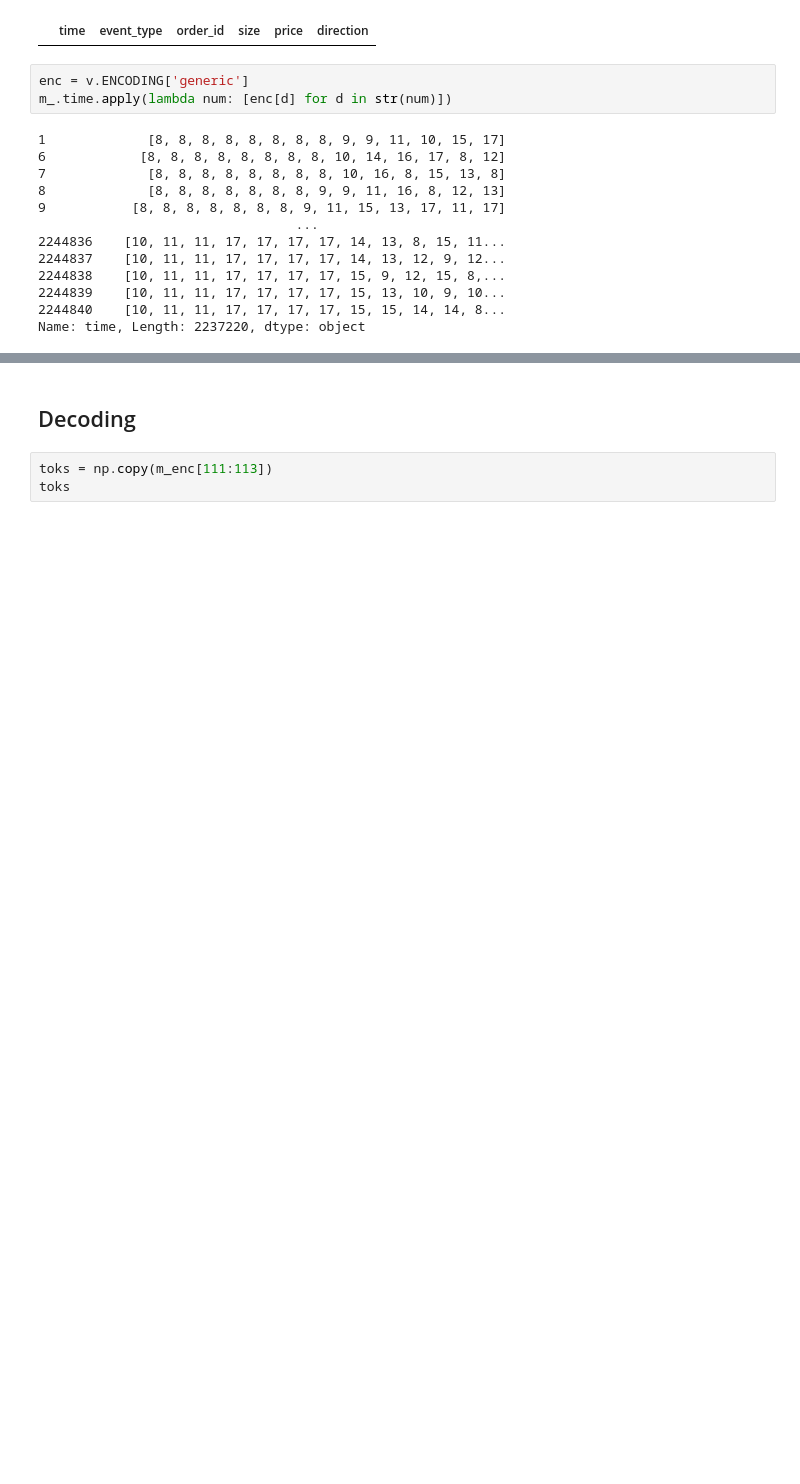
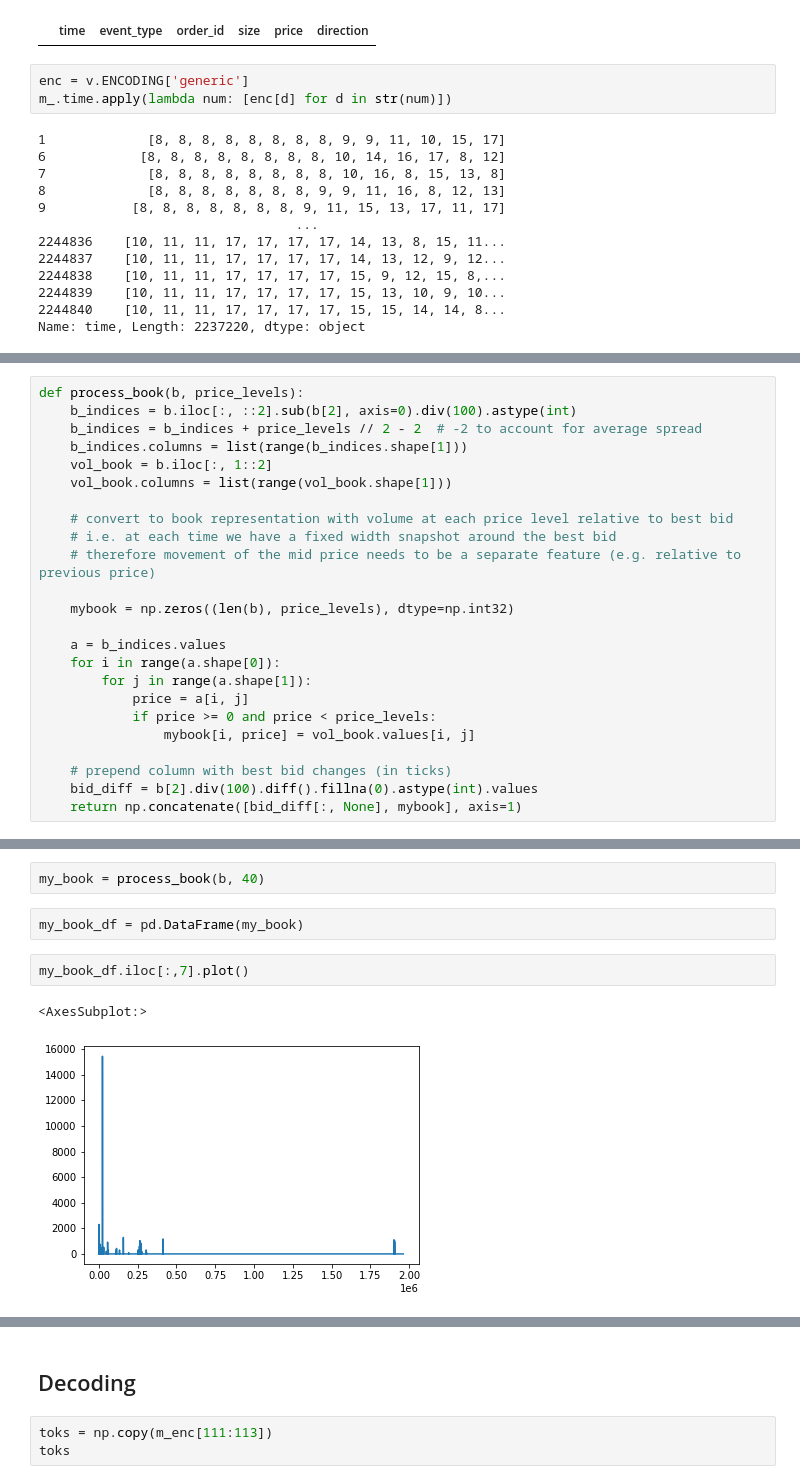
Before and after one commit to saschafrey/LOBS5_Prediction, a Jupyter notebook: lob/lobster_preproc.ipynb, the cells around one changed output, grey strips where cells are left out. Cells and saved outputs as stored; diff of their text form; blank space fills up the shorter version.

```diff
--- a/lob/lobster_preproc.ipynb
+++ b/lob/lobster_preproc.ipynb
@@ -714,0 +738,24 @@ Name: time, Length: 2237220, dtype: object
+# %%
+def process_book(b, price_levels):
+    b_indices = b.iloc[:, ::2].sub(b[2], axis=0).div(100).astype(int)
+    b_indices = b_indices + price_levels // 2 - 2  # -2 to account for average spread
+    b_indices.columns = list(range(b_indices.shape[1]))
+    vol_book = b.iloc[:, 1::2]
+    vol_book.columns = list(range(vol_book.shape[1]))
+
+    # convert to book representation with volume at each price level relative to best bid
+    # i.e. at each time we have a fixed width snapshot around the best bid
+    # therefore movement of the mid price needs to be a separate feature (e.g. relative to previous price)
+
+    mybook = np.zeros((len(b), price_levels), dtype=np.int32)
+
+    a = b_indices.values
+    for i in range(a.shape[0]):
+        for j in range(a.shape[1]):
+            price = a[i, j]
+            if price >= 0 and price < price_levels:
+                mybook[i, price] = vol_book.values[i, j]
+
+    # prepend column with best bid changes (in ticks)
+    bid_diff = b[2].div(100).diff().fillna(0).astype(int).values
+    return np.concatenate([bid_diff[:, None], mybook], axis=1)
@@ -714,0 +786,9 @@ Name: time, Length: 2237220, dtype: object
+# %%
+my_book = process_book(b, 40)
+# %%
+my_book_df = pd.DataFrame(my_book)
+# %%
+my_book_df.iloc[:,7].plot()
+# %% [output]
+<AxesSubplot:>
+[figure, added]
```
Also changed, not shown: parts of 24 cells of this notebook, 7 other files.
